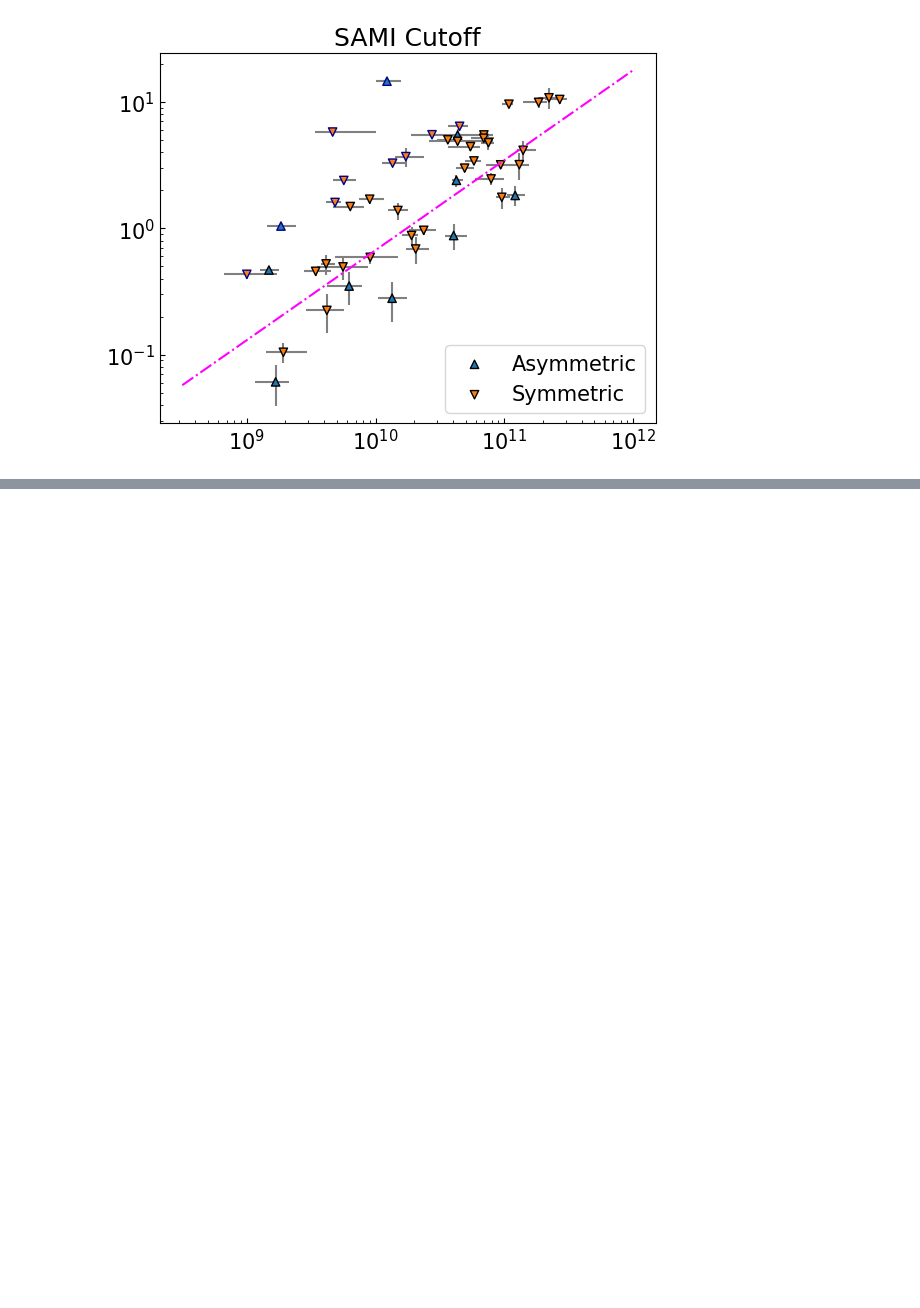
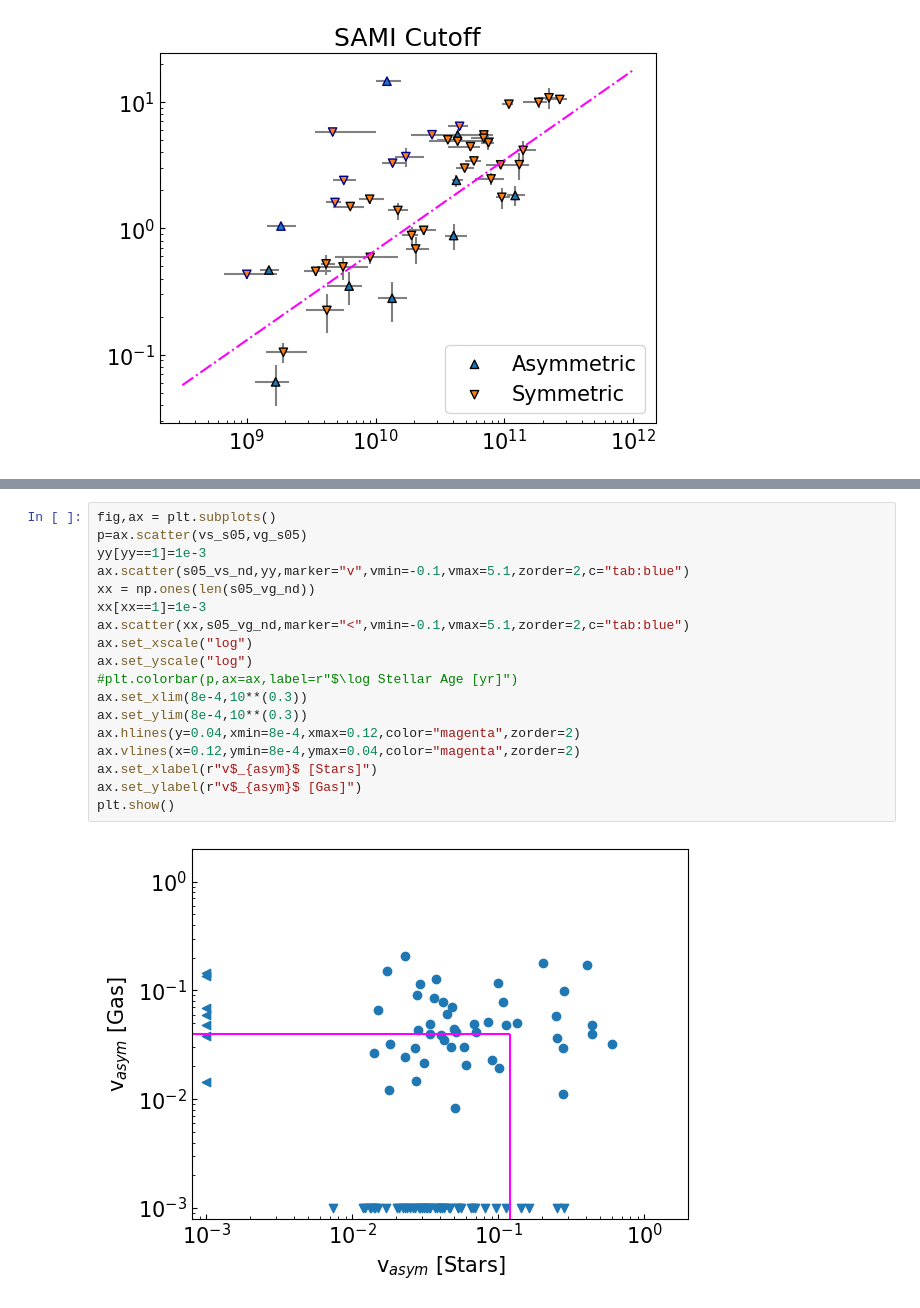
Before and after one commit to r-bagge/MAGPI_kinematics, a Jupyter notebook: plots.ipynb, the cells around one changed output, grey strips where cells are left out. Drawn from its saved outputs; the diff is of its cells as text; blank space fills up the shorter version.

```diff
--- a/plots.ipynb
+++ b/plots.ipynb
@@ -248,0 +294,20 @@ plt.savefig("plots/paper2/s05_vs_k1.pdf",bbox_inches="tight")
+# %%
+fig,ax = plt.subplots()
+p=ax.scatter(vs_s05,vg_s05)
+yy[yy==1]=1e-3
+ax.scatter(s05_vs_nd,yy,marker="v",vmin=-0.1,vmax=5.1,zorder=2,c="tab:blue")
+xx = np.ones(len(s05_vg_nd))
+xx[xx==1]=1e-3
+ax.scatter(xx,s05_vg_nd,marker="<",vmin=-0.1,vmax=5.1,zorder=2,c="tab:blue")
+ax.set_xscale("log")
+ax.set_yscale("log")
+#plt.colorbar(p,ax=ax,label=r"$\log Stellar Age [yr]")
+ax.set_xlim(8e-4,10**(0.3))
+ax.set_ylim(8e-4,10**(0.3))
+ax.hlines(y=0.04,xmin=8e-4,xmax=0.12,color="magenta",zorder=2)
+ax.vlines(x=0.12,ymin=8e-4,ymax=0.04,color="magenta",zorder=2)
+ax.set_xlabel(r"v$_{asym}$ [Stars]")
+ax.set_ylabel(r"v$_{asym}$ [Gas]")
+plt.show()
+# %% [output]
+[figure, added]
```
Also changed, not shown: parts of 8 cells of this notebook, 2 other files.
